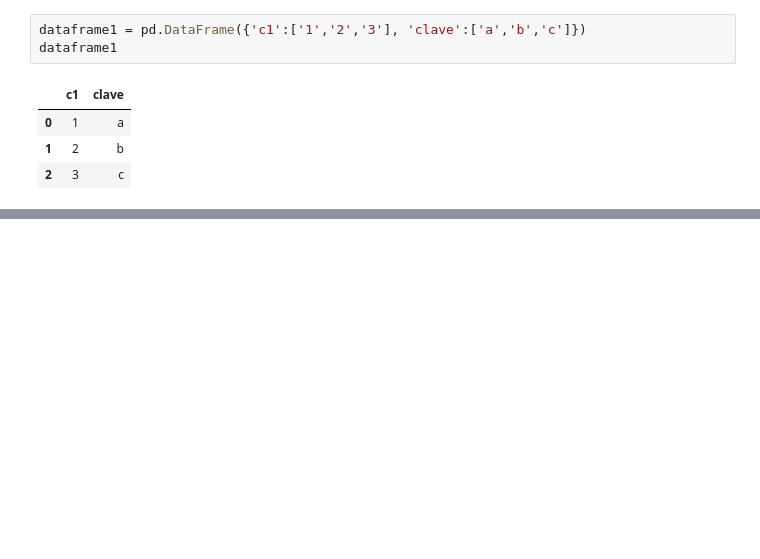
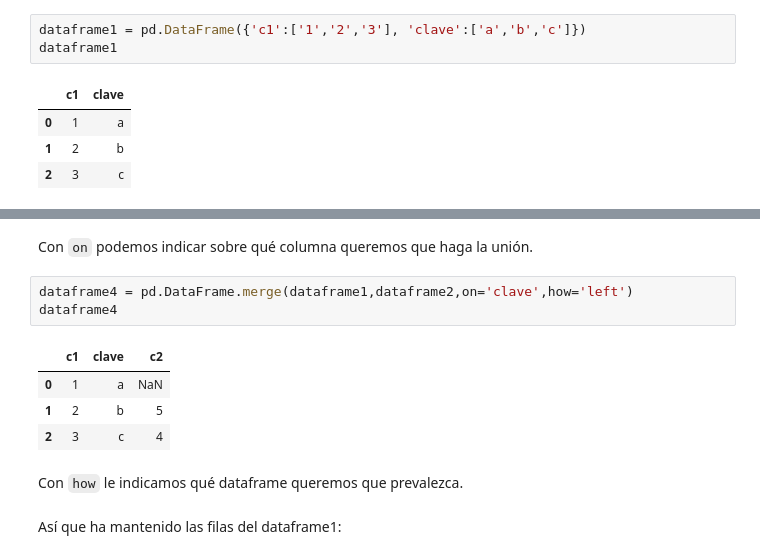
Before and after one commit to e5pe/PythonPath, a Jupyter notebook: python3aprendeDesde0/22_Tratamiento_de_datos/Untitled.ipynb, the cells around one changed output, grey strips where cells are left out. Saved outputs shown, nothing was run; the diff lists cells and outputs as text; blank space fills up the shorter version.

```diff
--- a/python3aprendeDesde0/22_Tratamiento_de_datos/Untitled.ipynb
+++ b/python3aprendeDesde0/22_Tratamiento_de_datos/Untitled.ipynb
@@ -11,0 +36,14 @@ dataframe1
+# %% [markdown]
+Con `on` podemos indicar sobre qué columna queremos que haga la unión.
+# %%
+dataframe4 = pd.DataFrame.merge(dataframe1,dataframe2,on='clave',how='left')
+dataframe4
+# %% [output]
+|  | c1 | clave | c2 |
+| 0 | 1 | a | NaN |
+| 1 | 2 | b | 5 |
+| 2 | 3 | c | 4 |
+# %% [markdown]
+Con `how` le indicamos qué dataframe queremos que prevalezca.
+# %% [markdown]
+Así que ha mantenido las filas del dataframe1:
```
Also changed, not shown: parts of 72 cells of this notebook.
